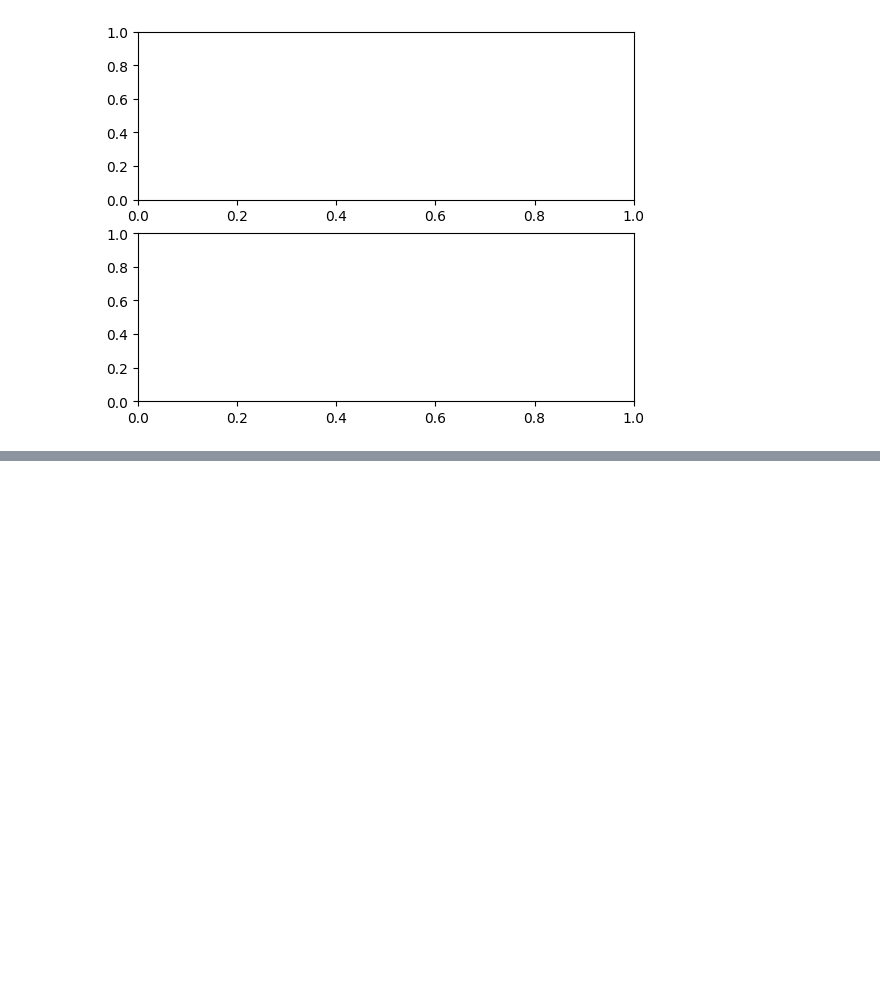
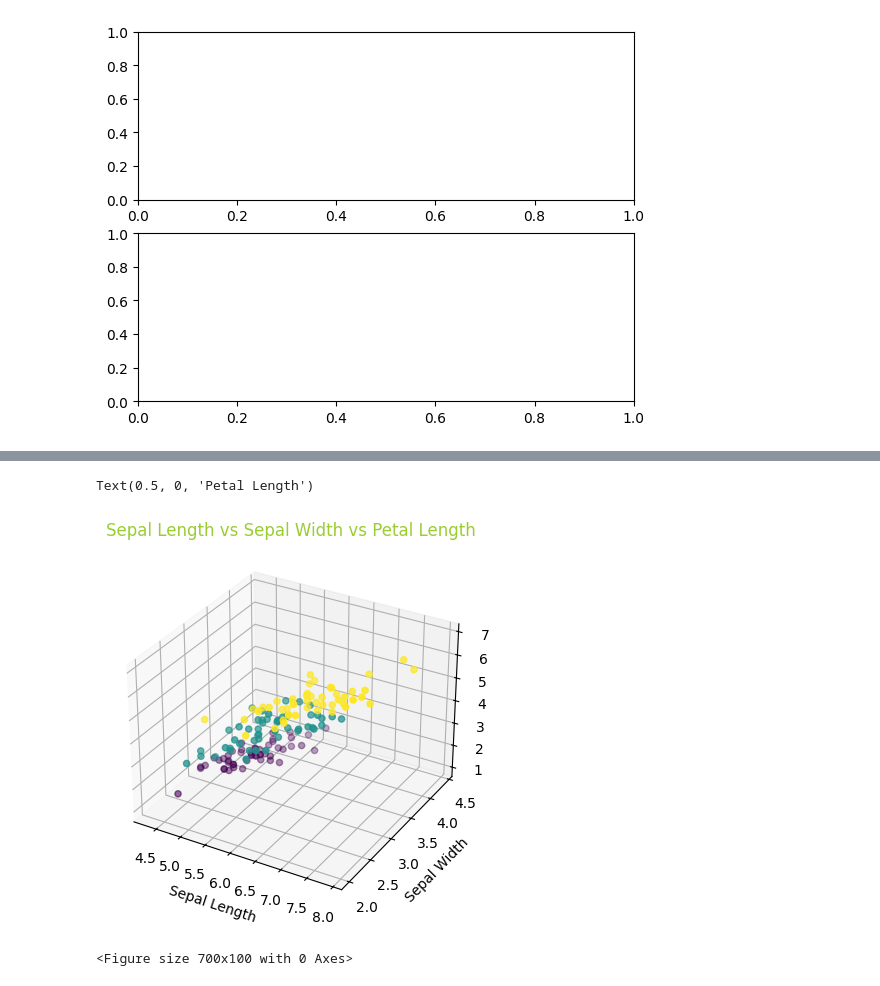
Before and after one commit to XionVolt/Ai-Ml, a Jupyter notebook: Programming/Matplotlib/02_Advanced Matplotlib.ipynb, the cells around one changed output, grey strips where cells are left out. Cells and saved outputs as stored; diff of their text form; code cells hidden in the pictures; blank space fills up the shorter version.

```diff
--- a/Programming/Matplotlib/02_Advanced Matplotlib.ipynb
+++ b/Programming/Matplotlib/02_Advanced Matplotlib.ipynb
@@ -109,0 +193,16 @@ plt.subplots(nrows=2, ncols=1) # so we have 2 rows and 1 column of graphs
+# %%
+# 3d scatter plot -> https://www.youtube.com/live/7YDc5xU9CQQ?si=2KftBW1ujRwhuC7e&t=3437
+
+ax3d1 = plt.subplot(projection='3d')
+plt.figure(figsize=(7,1))
+ax3d1.scatter3D(iris['sepal_length'], iris['sepal_width'],iris['petal_length'],c=iris['species'])
+
+ax3d1.set_title('Sepal Length vs Sepal Width vs Petal Length',color='#9acd32')
+
+ax3d1.set_xlabel('Sepal Length')
+ax3d1.set_ylabel('Sepal Width')
+ax3d1.set_zlabel('Petal Length', labelpad=20)
+# %% [output]
+Text(0.5, 0, 'Petal Length')
+[figure, added]
+<Figure size 700x100 with 0 Axes>
```
Also changed, not shown: parts of 16 cells of this notebook, 4 other files.
